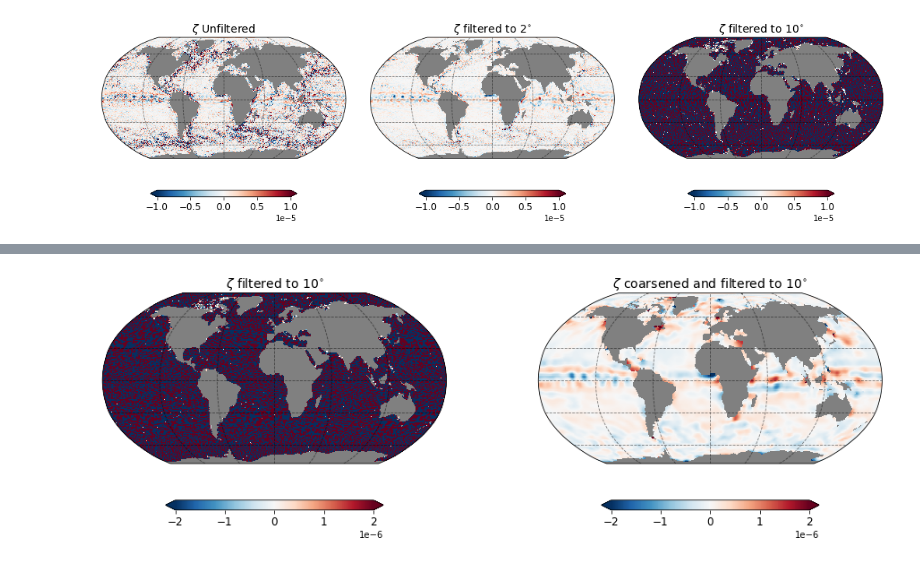
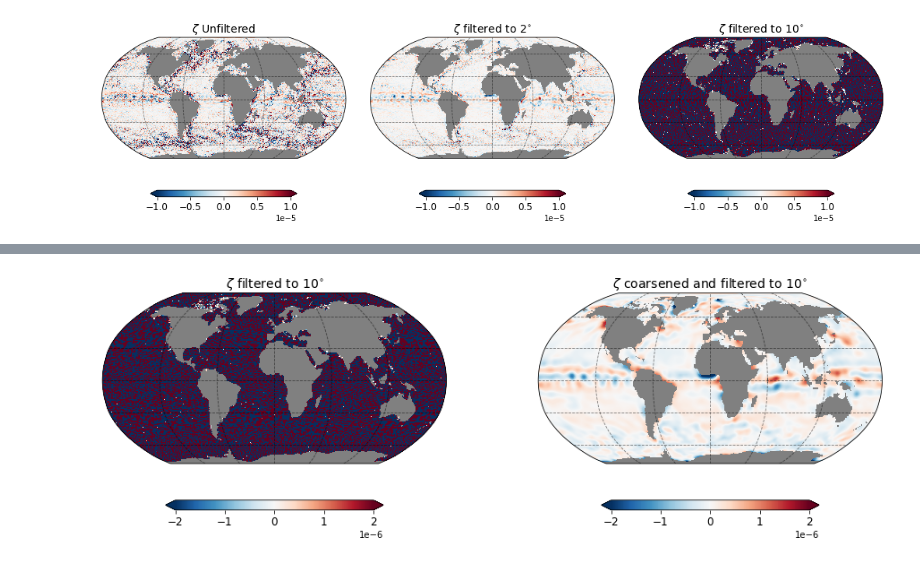
Before and after one commit to ocean-eddy-cpt/gcm-filters, a Jupyter notebook: docs/tutorial_numerical_instability.ipynb, the cells around one changed output, grey strips where cells are left out. Drawn from its saved outputs; the diff is of its cells as text; code cells hidden in the pictures.

Commit message:
Added code for interpolation to finer grid from data on coarse grid

```diff
--- a/docs/tutorial_numerical_instability.ipynb
+++ b/docs/tutorial_numerical_instability.ipynb
@@ -64,13 +64,13 @@ Data variables: (12/30)
 # Filtering test
 
 area = ds['areacello_bu']
-wet_mast = ds['wet_c']
+wet_mask = ds['wet_c']
 
 filter_2Deg = gcm_filters.Filter(filter_scale=8, dx_min=1, filter_shape=gcm_filters.FilterShape.GAUSSIAN,
-                              grid_type=gcm_filters.GridType.REGULAR_WITH_LAND,grid_vars={'wet_mask': wet_mast})
+                              grid_type=gcm_filters.GridType.REGULAR_WITH_LAND,grid_vars={'wet_mask': wet_mask})
 
 filter_10Deg = gcm_filters.Filter(filter_scale=40, dx_min=1, filter_shape=gcm_filters.FilterShape.GAUSSIAN,
-                              grid_type=gcm_filters.GridType.REGULAR_WITH_LAND,grid_vars={'wet_mask': wet_mast})
+                              grid_type=gcm_filters.GridType.REGULAR_WITH_LAND,grid_vars={'wet_mask': wet_mask})
 
 zeta_2Deg = filter_2Deg.apply(ds['zeta'] * area, dims=['yq', 'xq'])
 %time zeta_2Deg = (zeta_2Deg/area).load()
@@ -128,0 +113,15 @@ Wall time: 5.72 s
+# %%
+cor_fac = 4
+
+zeta_coarse = zeta_2Deg.coarsen(xq=cor_fac, yq=cor_fac, boundary="trim", keep_attrs=True).mean()
+area = ds['areacello_bu'].coarsen(xq=cor_fac, yq=cor_fac, boundary="trim", keep_attrs=True).sum()
+wet_mask = ds['wet_c'].coarsen(xq=cor_fac, yq=cor_fac, boundary="trim", keep_attrs=True).max()
+
+filter_cor = gcm_filters.Filter(filter_scale=10, dx_min=1, filter_shape=gcm_filters.FilterShape.GAUSSIAN,
+                              grid_type=gcm_filters.GridType.REGULAR_WITH_LAND,grid_vars={'wet_mask': wet_mask})
+
+zeta_10Deg_cor = filter_cor.apply(zeta_coarse * area, dims=['yq', 'xq'])
+
+%time zeta_10Deg_cor = (zeta_10Deg_cor/area).load()
+
+zeta_10Deg_cor = zeta_10Deg_cor.interp(xq=ds['xq'], yq=ds['yq'])
@@ -129,18 +131,17 @@ Wall time: 5.72 s
 # %%
 max_z = 0.2e-5
 
 grid1 = plt.GridSpec(1, 2, wspace=0.2, hspace=0.2)
 fig = plt.figure(figsize=[16,5])
 
 tmp = zeta_10Deg.assign_coords({'geolat_c': ds['geolat_c'], 'geolon_c': ds['geolon_c']})
 ax = fig.add_subplot(grid1[0, 0], projection=ccrs.Robinson(),facecolor='grey')
 _ = plot_map(ax, tmp, vmin=-max_z, vmax=max_z,
                    lon='geolon_c', lat='geolat_c', cmap='RdBu_r', title=r'$\zeta$ filtered to $10^{\circ}$')
 
-tmp = zeta_10Deg_cor.assign_coords({'geolat_c': ds['geolat_c'].isel(xq=slice(0,ds.xq.shape[0],4), yq=slice(0,ds.yq.shape[0],4)),
-                                    'geolon_c': ds['geolon_c'].isel(xq=slice(0,ds.xq.shape[0],4), yq=slice(0,ds.yq.shape[0],4))})
+tmp = zeta_10Deg_cor.assign_coords({'geolat_c': ds['geolat_c'], 'geolon_c': ds['geolon_c']})
 ax = fig.add_subplot(grid1[0, 1], projection=ccrs.Robinson(),facecolor='grey')
 _ = plot_map(ax, tmp, vmin=-max_z, vmax=max_z,
                    lon='geolon_c', lat='geolat_c', cmap='RdBu_r', title=r'$\zeta$ coarsened and filtered to $10^{\circ}$')
 # %% [output]
-[figure, old version]
+[figure, new version]
```
Also changed, not shown: parts of 5 cells of this notebook.
